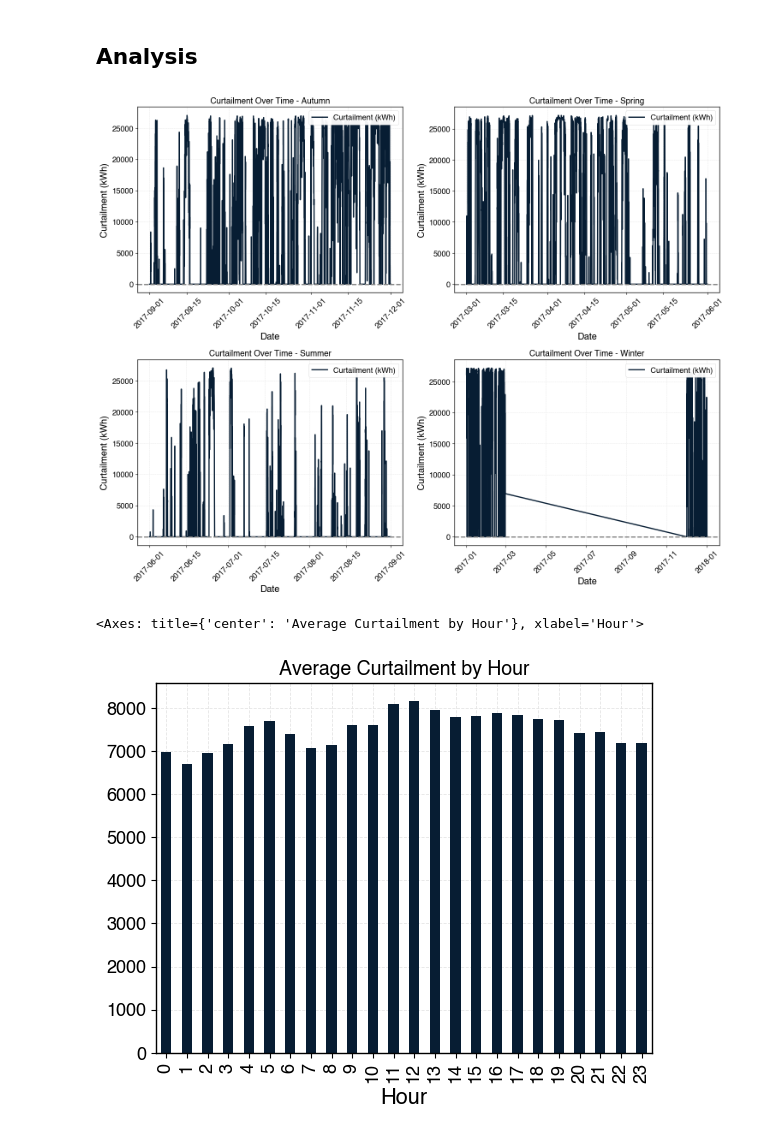
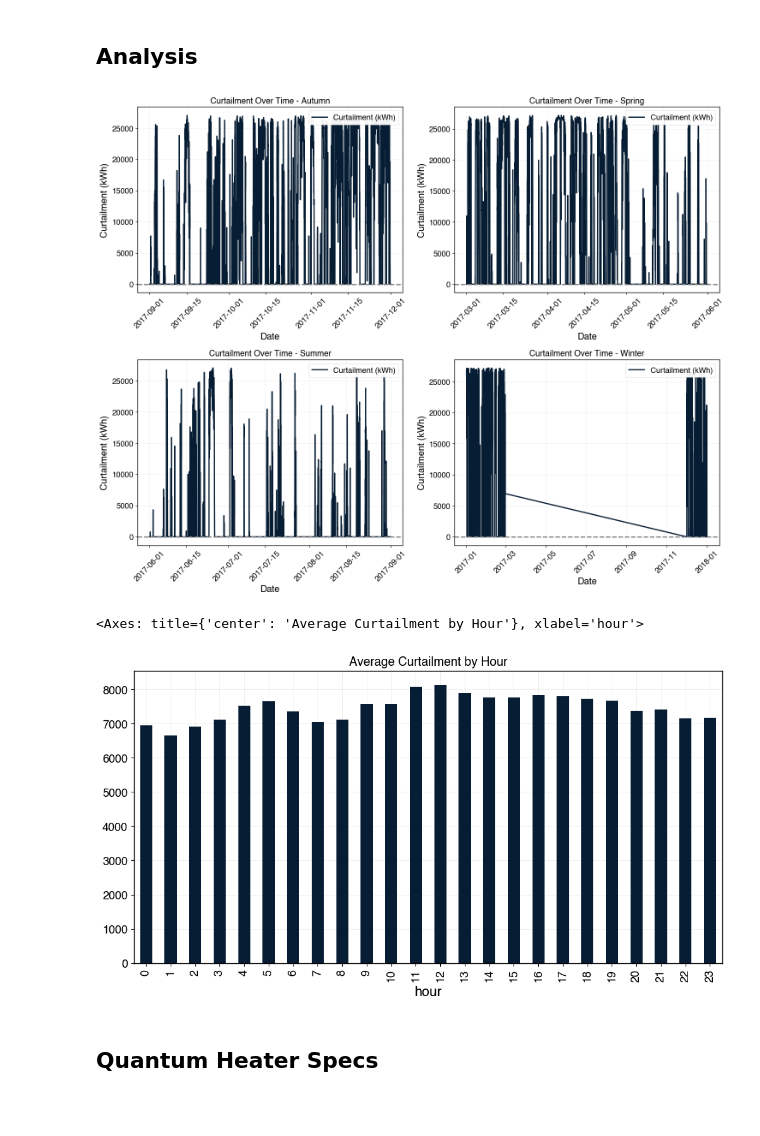
Before and after one commit to ryanabsar/AIB-Capstone-Project, a Jupyter notebook: 02_notebooks/95_Curtailment_Analysis.ipynb, the cells around one changed output. Cells and saved outputs as stored; diff of their text form; code cells hidden in the pictures; blank space fills up the shorter version.

Commit message:
Finalized turbine and demand data
- Cleaned the data
- Renamed some columns for clarity both in turbine and residential

```diff
--- a/02_notebooks/95_Curtailment_Analysis.ipynb
+++ b/02_notebooks/95_Curtailment_Analysis.ipynb
@@ -49,8 +50,9 @@ SCRIPTS_PATH = PROJECT_ROOT / '03_scripts'
 # %%
 # Load turbine telemetry dataset
 ts_tt = pd.read_csv(PROCESSED_DATASET_PATH / '250411_turbine_telemetry_dataset_v1.csv', index_col=0)
+
+# set NaN values in Turbine_power_kw and Turbine_energy_kWh to 0
+ts_tt['turbine_power_kw'] = ts_tt['turbine_power_kw'].fillna(0)
+ts_tt['turbine_energy_kwh'] = ts_tt['turbine_energy_kwh'].fillna(0)
+
 ts_tt.head()
-
-# set NaN values in Final_power_kw and Energy_kWh to 0
-ts_tt['Final_power_kw'] = ts_tt['Final_power_kw'].fillna(0)
-ts_tt['Energy_kWh'] = ts_tt['Energy_kwh'].fillna(0)
@@ -77,8 +105,7 @@ ts_combined = ts_tt.merge(
     ts_rd,
     how='inner',
     left_index=True,
-    right_index=True,
-    suffixes=('_tt', '_rd')
+    right_index=True
 )
 
 ts_combined.index = pd.to_datetime(ts_combined.index)
@@ -99,13 +125,13 @@ N_turbine = 150
 Max_export = 40 # MWh
 Max_export_kwh = Max_export * 1000 # kWh
 
-ts_combined['Total_turbine_energy_kwh'] = ts_combined['Energy_kwh'] * N_turbine
+ts_combined['turbine_energy_total_kwh'] = ts_combined['turbine_energy_kwh'] * N_turbine
 
-ts_combined['Exportable_kwh'] = (ts_combined['Total_turbine_energy_kwh'] - ts_combined['Energy_kwh_total']).clip(lower=0)
+ts_combined['export_energy_available_kwh'] = (ts_combined['turbine_energy_total_kwh'] - ts_combined['turbine_energy_kwh']).clip(lower=0)
 
-ts_combined['Exported_kwh'] = ts_combined['Exportable_kwh'].clip(upper=Max_export_kwh)
+ts_combined['export_energy_actual_kwh'] = ts_combined['export_energy_available_kwh'].clip(upper=Max_export_kwh)
 
-ts_combined['Curtailment_kwh'] = (ts_combined['Total_turbine_energy_kwh'] - ts_combined['Energy_kwh_total'] - ts_combined['Exported_kwh']).clip(lower=0)
+ts_combined['curtailment_energy_kwh'] = (ts_combined['turbine_energy_total_kwh'] - ts_combined['res_energy_total_kwh'] - ts_combined['export_energy_actual_kwh']).clip(lower=0)
 
 ts_combined.head()
 # %% [output]
@@ -166,14 +192,14 @@ plt.show()
 ## Analysis
 # %%
 # Curtailment Over different season
-seasons = sorted(ts_rd['Season'].unique())  # Optional: sort seasons for consistent order
+seasons = sorted(ts_combined['season'].unique())  # Optional: sort seasons for consistent order
 fig, axs = plt.subplots(2, 2, figsize=(15, 12), sharex=False)
 
 for i, season in enumerate(seasons):
     row, col = i // 2, i % 2
-    ts_season = ts_combined[ts_combined['Season'] == season]
+    ts_season = ts_combined[ts_combined['season'] == season]
 
-    axs[row, col].plot(ts_season.index, ts_season['Curtailment_kwh'], '-', label='Curtailment (kWh)')
+    axs[row, col].plot(ts_season.index, ts_season['curtailment_energy_kwh'], '-', label='Curtailment (kWh)')
     axs[row, col].axhline(y=0, color='gray', linestyle='--')
     axs[row, col].set_title(f'Curtailment Over Time - {season}', fontsize=14)
     axs[row, col].set_xlabel('Date')
@@ -185,10 +211,15 @@ for i, season in enumerate(seasons):
 plt.tight_layout()
 plt.show()
 # %% [output]
-[figure, old version]
+[figure, new version]
 # %%
-ts_combined.groupby('Hour')['Curtailment_kwh'].mean().plot(kind='bar', title='Average Curtailment by Hour')
+plt.figure(figsize=(12, 6))
+
+# Group by hour and calculate mean curtailment
+ts_combined.groupby('hour')['curtailment_energy_kwh'].mean().plot(kind='bar', title='Average Curtailment by Hour')
 # %% [output]
-<Axes: title={'center': 'Average Curtailment by Hour'}, xlabel='Hour'>
+<Axes: title={'center': 'Average Curtailment by Hour'}, xlabel='hour'>
-[figure, old version]
+[figure, new version]
+# %% [markdown]
+## Quantum Heater Specs
 # %% [markdown]
```
Also changed, not shown: parts of 27 cells of this notebook, 4 other files.
